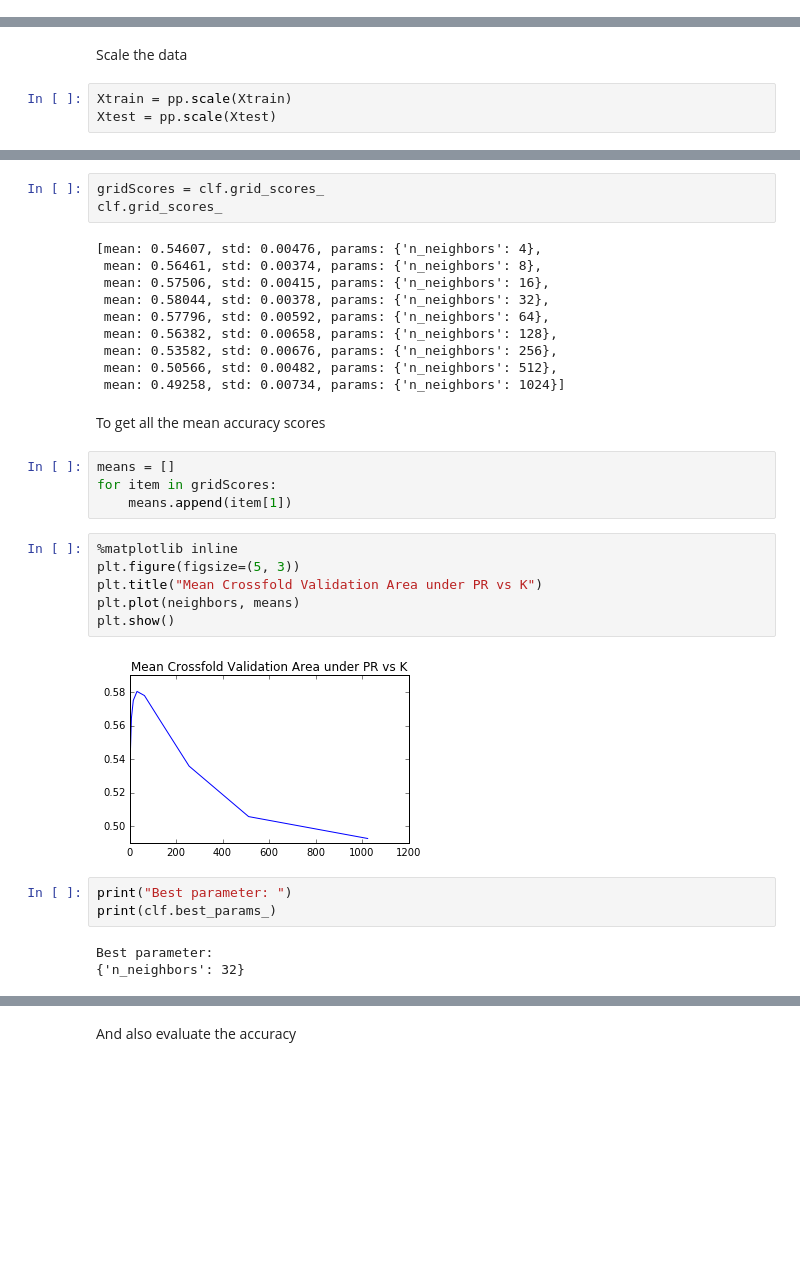
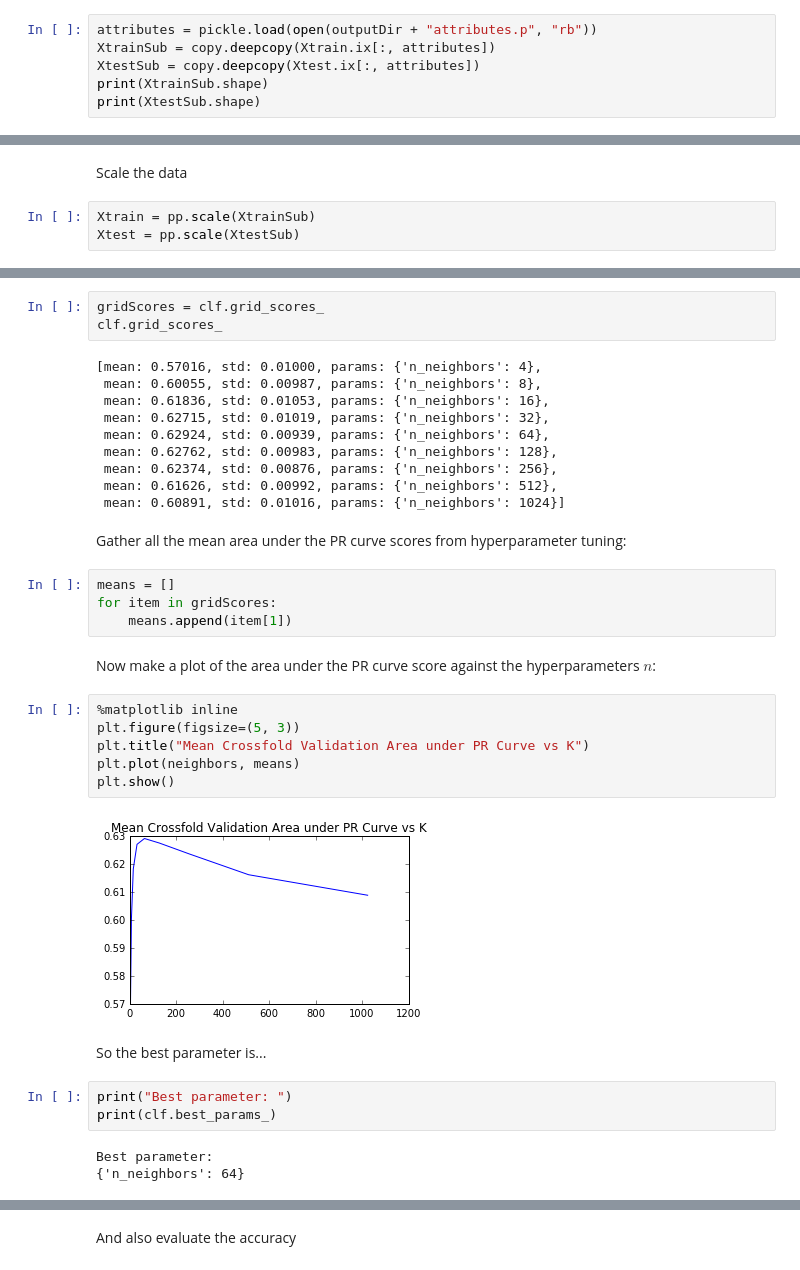
Before and after one commit to CalvinTChi/Player-Churn-Prediction, a Jupyter notebook: Calvin/Modeling.ipynb, the cells around one changed output, grey strips where cells are left out. Drawn from its saved outputs; the diff is of its cells as text; blank space fills up the shorter version.

```diff
--- a/Calvin/Modeling.ipynb
+++ b/Calvin/Modeling.ipynb
@@ -56,0 +93,6 @@ testId = allIds[Xtest.index.values].values
+# %%
+attributes = pickle.load(open(outputDir + "attributes.p", "rb"))
+XtrainSub = copy.deepcopy(Xtrain.ix[:, attributes])
+XtestSub = copy.deepcopy(Xtest.ix[:, attributes])
+print(XtrainSub.shape)
+print(XtestSub.shape)
@@ -57,5 +102,5 @@ testId = allIds[Xtest.index.values].values
 # %% [markdown]
 Scale the data
 # %%
-Xtrain = pp.scale(Xtrain)
-Xtest = pp.scale(Xtest)
+Xtrain = pp.scale(XtrainSub)
+Xtest = pp.scale(XtestSub)
@@ -82,33 +127,37 @@ GridSearchCV(cv=3, error_score='raise',
 gridScores = clf.grid_scores_
 clf.grid_scores_
 # %% [output]
-[mean: 0.54607, std: 0.00476, params: {'n_neighbors': 4},
- mean: 0.56461, std: 0.00374, params: {'n_neighbors': 8},
- mean: 0.57506, std: 0.00415, params: {'n_neighbors': 16},
- mean: 0.58044, std: 0.00378, params: {'n_neighbors': 32},
- mean: 0.57796, std: 0.00592, params: {'n_neighbors': 64},
- mean: 0.56382, std: 0.00658, params: {'n_neighbors': 128},
- mean: 0.53582, std: 0.00676, params: {'n_neighbors': 256},
- mean: 0.50566, std: 0.00482, params: {'n_neighbors': 512},
- mean: 0.49258, std: 0.00734, params: {'n_neighbors': 1024}]
+[mean: 0.57016, std: 0.01000, params: {'n_neighbors': 4},
+ mean: 0.60055, std: 0.00987, params: {'n_neighbors': 8},
+ mean: 0.61836, std: 0.01053, params: {'n_neighbors': 16},
+ mean: 0.62715, std: 0.01019, params: {'n_neighbors': 32},
+ mean: 0.62924, std: 0.00939, params: {'n_neighbors': 64},
+ mean: 0.62762, std: 0.00983, params: {'n_neighbors': 128},
+ mean: 0.62374, std: 0.00876, params: {'n_neighbors': 256},
+ mean: 0.61626, std: 0.00992, params: {'n_neighbors': 512},
+ mean: 0.60891, std: 0.01016, params: {'n_neighbors': 1024}]
-# %% [markdown]
-To get all the mean accuracy scores
+# %% [markdown]
+Gather all the mean area under the PR curve scores from hyperparameter tuning:
 # %%
 means = []
 for item in gridScores:
     means.append(item[1])
+# %% [markdown]
+Now make a plot of the area under the PR curve score against the hyperparameters $n$:
 # %%
 %matplotlib inline
 plt.figure(figsize=(5, 3))
-plt.title("Mean Crossfold Validation Area under PR vs K")
+plt.title("Mean Crossfold Validation Area under PR Curve vs K")
 plt.plot(neighbors, means)
 plt.show()
 # %% [output]
-[figure, old version]
+[figure, new version]
+# %% [markdown]
+So the best parameter is...
 # %%
 print("Best parameter: ")
 print(clf.best_params_)
 # %% [output]
 Best parameter:
-{'n_neighbors': 32}
+{'n_neighbors': 64}
 # %% [markdown]
```
Also changed, not shown: parts of 94 cells of this notebook, 1 other file.
